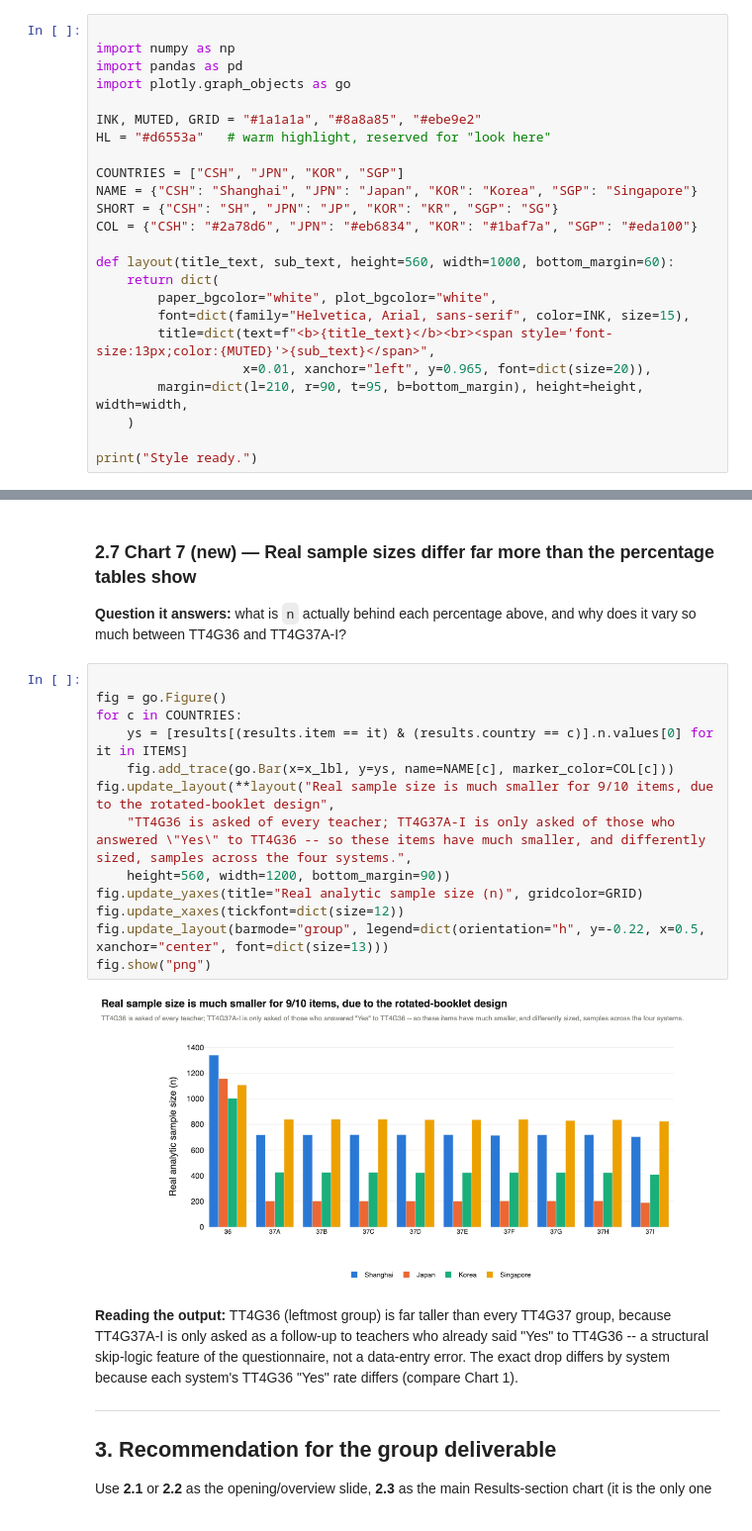
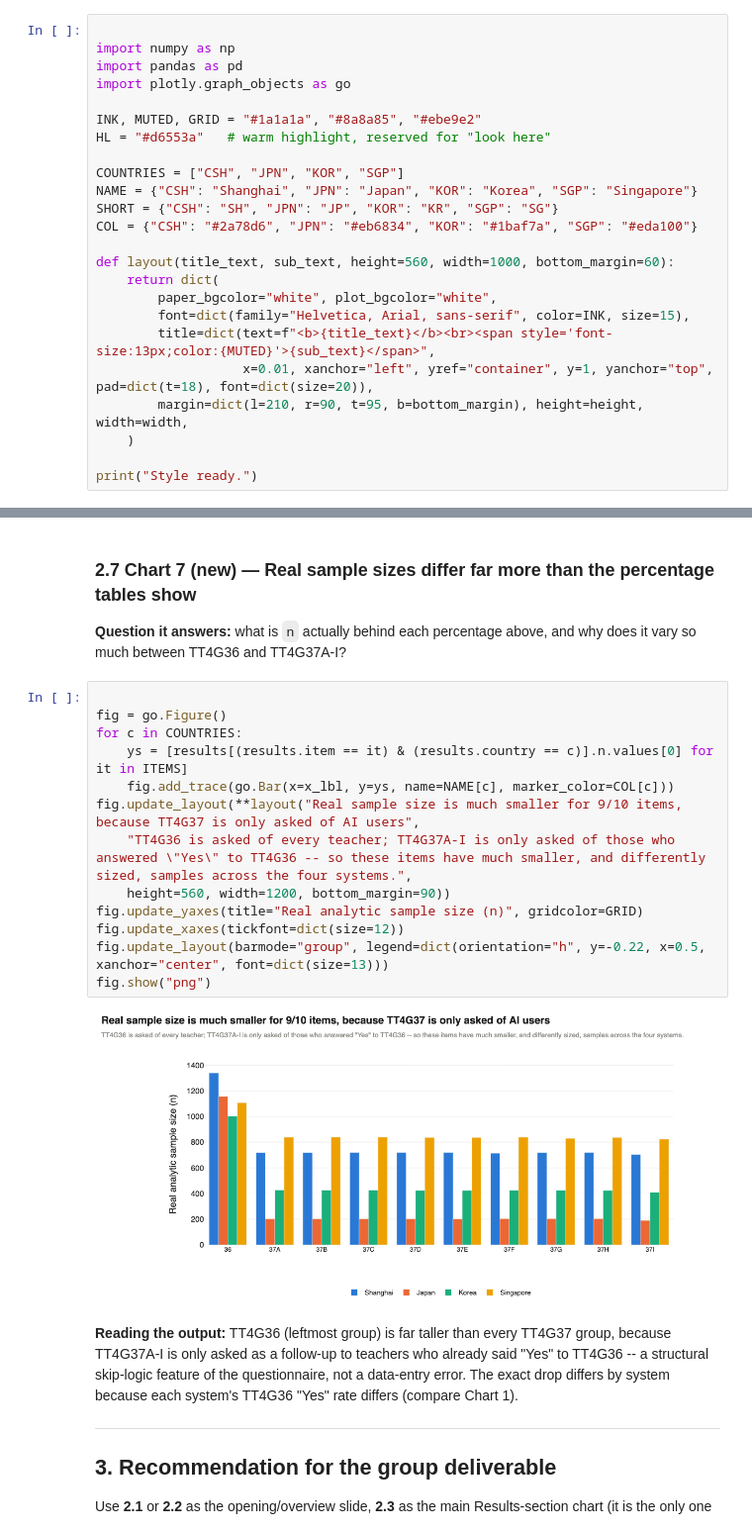
Before and after one commit to TatcataiTTN/for-Social-Science, a Jupyter notebook: SPSS/data/talis-q2-vkl-charts/Chart_Redesign_and_Data_Pipeline.ipynb, the cells around one changed output, grey strips where cells are left out. Shown at 99% size. Drawn from its saved outputs; the diff is of its cells as text.

```diff
--- a/SPSS/data/talis-q2-vkl-charts/Chart_Redesign_and_Data_Pipeline.ipynb
+++ b/SPSS/data/talis-q2-vkl-charts/Chart_Redesign_and_Data_Pipeline.ipynb
@@ -46,7 +46,7 @@ def layout(title_text, sub_text, height=560, width=1000, bottom_margin=60):
         paper_bgcolor="white", plot_bgcolor="white",
         font=dict(family="Helvetica, Arial, sans-serif", color=INK, size=15),
         title=dict(text=f"<b>{title_text}</b><br><span style='font-size:13px;color:{MUTED}'>{sub_text}</span>",
-                   x=0.01, xanchor="left", y=0.965, font=dict(size=20)),
+                   x=0.01, xanchor="left", yref="container", y=1, yanchor="top", pad=dict(t=18), font=dict(size=20)),
         margin=dict(l=210, r=90, t=95, b=bottom_margin), height=height, width=width,
     )
 
@@ -494,18 +494,18 @@ much between TT4G36 and TT4G37A-I?
 # %%
 
 fig = go.Figure()
 for c in COUNTRIES:
     ys = [results[(results.item == it) & (results.country == c)].n.values[0] for it in ITEMS]
     fig.add_trace(go.Bar(x=x_lbl, y=ys, name=NAME[c], marker_color=COL[c]))
-fig.update_layout(**layout("Real sample size is much smaller for 9/10 items, due to the rotated-booklet design",
+fig.update_layout(**layout("Real sample size is much smaller for 9/10 items, because TT4G37 is only asked of AI users",
     "TT4G36 is asked of every teacher; TT4G37A-I is only asked of those who answered \"Yes\" to TT4G36 -- so these items have much smaller, and differently sized, samples across the four systems.",
     height=560, width=1200, bottom_margin=90))
 fig.update_yaxes(title="Real analytic sample size (n)", gridcolor=GRID)
 fig.update_xaxes(tickfont=dict(size=12))
 fig.update_layout(barmode="group", legend=dict(orientation="h", y=-0.22, x=0.5, xanchor="center", font=dict(size=13)))
 fig.show("png")
 # %% [output]
-[figure, old version]
+[figure, new version]
 # %% [markdown]
 
 **Reading the output:** TT4G36 (leftmost group) is far taller than every TT4G37 group, because
```
Also changed, not shown: parts of 5 cells of this notebook, 47 other files.
